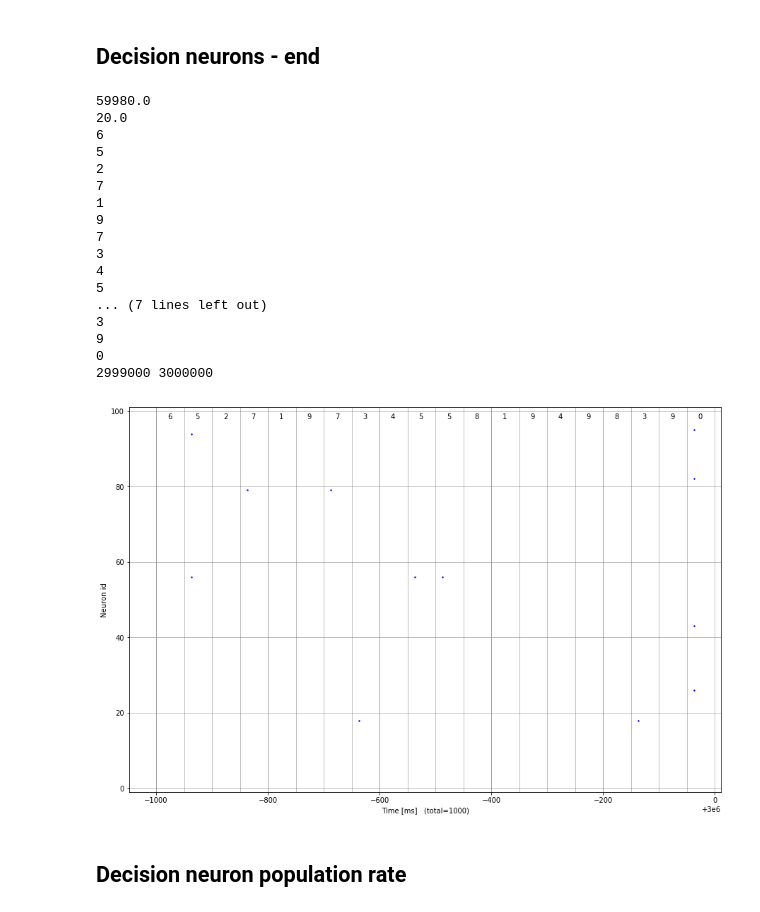
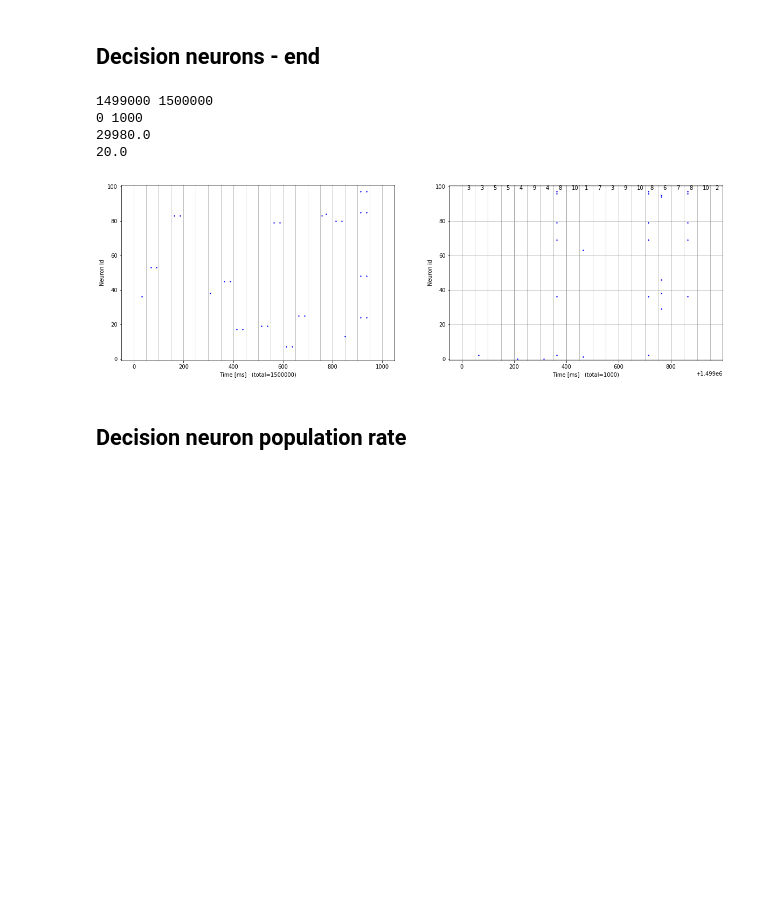
Before and after one commit to chanokin/brainscales-recognition, a Jupyter notebook: codebase/mushroom_body/analyze_mbody_results.ipynb, the cells around one changed output. Saved outputs shown, nothing was run; the diff lists cells and outputs as text; code cells hidden in the pictures; blank space fills up the shorter version.

```diff
--- a/codebase/mushroom_body/analyze_mbody_results.ipynb
+++ b/codebase/mushroom_body/analyze_mbody_results.ipynb
@@ -591,5 +589,5 @@ plt.show()
 # %%
-analyse_overlap = bool(1)
+analyse_overlap = bool(0) and args.nSamplesAL <= 500
 
 if analyse_overlap:
     data = np.load(fname)
@@ -1246,58 +1190,64 @@ out_spikes = data['decision_spikes']
 k_spikes = data['kenyon_spikes']
 sample_indices = data['sample_indices']
 args = data['args'].item()
 args.nSamplesAL
 total_t = int(data['sim_time'])
 
+print(start_t, end_t)
+fig = plt.figure(figsize=(20, 6))
+ax = plt.subplot(1, 2, 1)
+
+start_t = 0#970
+end_t = 1000
+print(start_t, end_t)
+
+
+for dt in range(0, end_t+1, data['sample_dt']):
+    plt.axvline(dt, color='gray', linewidth=0.5)
+
+# plot_in_range(fig, ax, in_spikes,  start_t=start_t, end_t=end_t, markersize=5, marker='.', markeredgewidth=0, color='green')
+plot_in_range(fig, ax, out_spikes, start_t=start_t, end_t=end_t, markersize=5, marker='.', markeredgewidth=0)
+
+
+ax.set_ylabel('Neuron id')
+ax.set_xlabel('Time [ms]   (total={})'.format(total_t - start_t))
+ax.set_ylim(-1, args.nDN + 1)
+
+ax = plt.subplot(1, 2, 2)
+
 end_dt = 1000
 start_idx = args.nSamplesAL*args.nPatternsAL - (end_dt/data['sample_dt'])
 print(start_idx)
 print(end_dt/data['sample_dt'])
-for i in sample_indices[start_idx:]:
-    print(i//args.nSamplesAL)
+# for i in sample_indices[start_idx:]:
+#     print(i//args.nSamplesAL)
 
 start_t = total_t - end_dt
 end_t = total_t
-# start_t = 340000
-# end_t = start_t + 5000
-print(start_t, end_t)
-fig = plt.figure(figsize=(15, 10))
-ax = plt.subplot(1, 1, 1)
+
+
 for i, dt in enumerate(range(start_t, end_t, data['sample_dt'])):
     plt.axvline(dt, color='gray', linewidth=0.5)
-    plt.text(dt+20, 98, '%d'%(sample_indices[start_idx + i]//args.nSamplesAL))
+    plt.text(dt+20, 98, '%d'%(sample_indices[start_idx + i]//args.nSamplesAL + 1))
 
 
 # plot_in_range(fig, ax, in_spikes,  start_t=start_t, end_t=end_t, markersize=5, color='green')
 plot_in_range(fig, ax, out_spikes, start_t=start_t, end_t=end_t, markersize=5)
 
 
 ax.set_ylabel('Neuron id')
 ax.set_xlabel('Time [ms]   (total={})'.format(total_t - start_t))
 ax.set_ylim(-1, 101)
 
 plt.grid()
 
 plt.show()
 # %% [output]
-59980.0
+1499000 1500000
+0 1000
+29980.0
 20.0
-6
-5
-2
-7
-1
-9
-7
-3
-4
-5
-... (7 lines left out)
-3
-9
-0
-2999000 3000000
-[figure, old version]
+[figure, new version]
 # %%
 # start_t = int(total_t*0.999)
 if bool(0):
```
Also changed, not shown: parts of 34 cells of this notebook, 27 other files.
